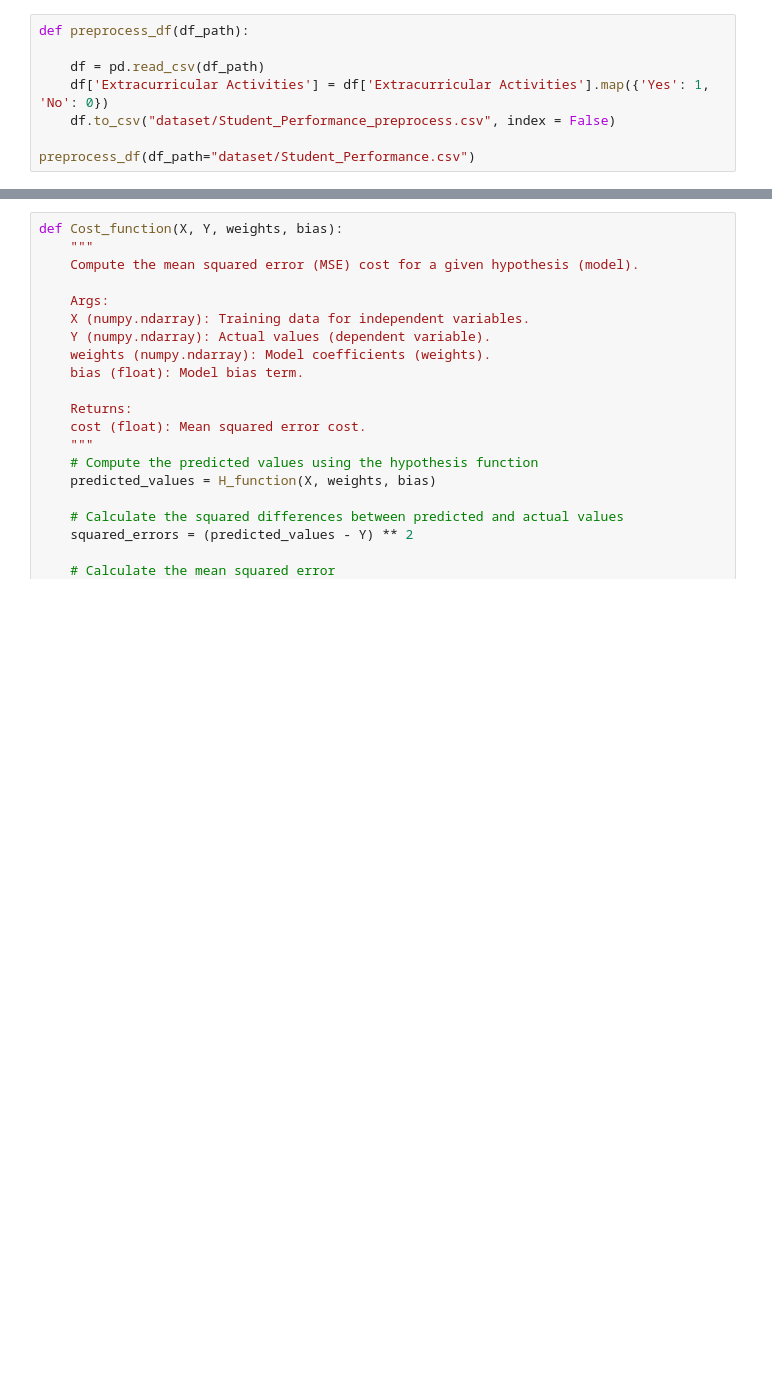
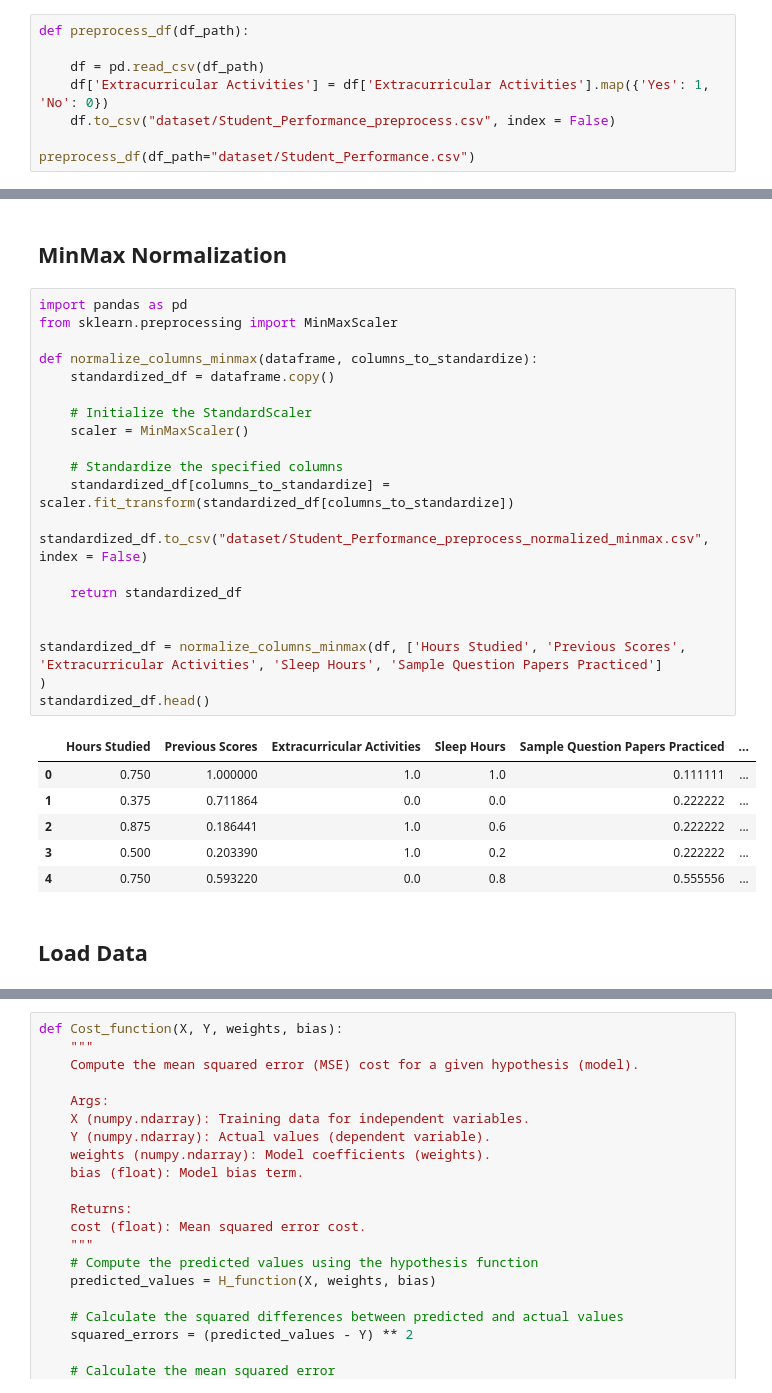
Before and after one commit to sharozhaseeb/RegressorHub, a Jupyter notebook: main.ipynb, the cells around one changed output, grey strips where cells are left out. Cells and saved outputs as stored; diff of their text form; blank space fills up the shorter version.

Commit message:
added logistic regression and data norm

```diff
--- a/main.ipynb
+++ b/main.ipynb
@@ -30,3 +56,34 @@ Performance Index
+# %% [markdown]
+## MinMax Normalization
+# %%
+import pandas as pd
+from sklearn.preprocessing import MinMaxScaler
+
+def normalize_columns_minmax(dataframe, columns_to_standardize):
+    standardized_df = dataframe.copy()
+
+    # Initialize the StandardScaler
+    scaler = MinMaxScaler()
+
+    # Standardize the specified columns
+    standardized_df[columns_to_standardize] = scaler.fit_transform(standardized_df[columns_to_standardize])
+    standardized_df.to_csv("dataset/Student_Performance_preprocess_normalized_minmax.csv", index = False)
+
+    return standardized_df
+
+
+standardized_df = normalize_columns_minmax(df, ['Hours Studied', 'Previous Scores', 'Extracurricular Activities', 'Sleep Hours', 'Sample Question Papers Practiced']
+)
+standardized_df.head()
+# %% [output]
+|  | Hours Studied | Previous Scores | Extracurricular Activities | Sleep Hours | Sample Question Papers Practiced | ... |
+| 0 | 0.750 | 1.000000 | 1.0 | 1.0 | 0.111111 | ... |
+| 1 | 0.375 | 0.711864 | 0.0 | 0.0 | 0.222222 | ... |
+| 2 | 0.875 | 0.186441 | 1.0 | 0.6 | 0.222222 | ... |
+| 3 | 0.500 | 0.203390 | 1.0 | 0.2 | 0.222222 | ... |
+| 4 | 0.750 | 0.593220 | 0.0 | 0.8 | 0.555556 | ... |
+# %% [markdown]
+## Load Data
 # %%
 import pandas as pd
 import numpy as np
```
Also changed, not shown: parts of 61 cells of this notebook, 19 other files.
